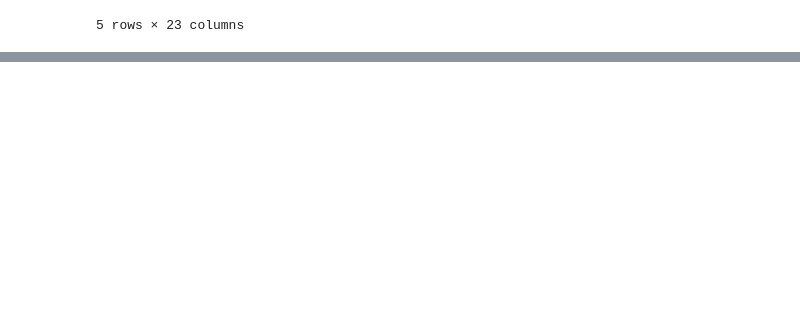
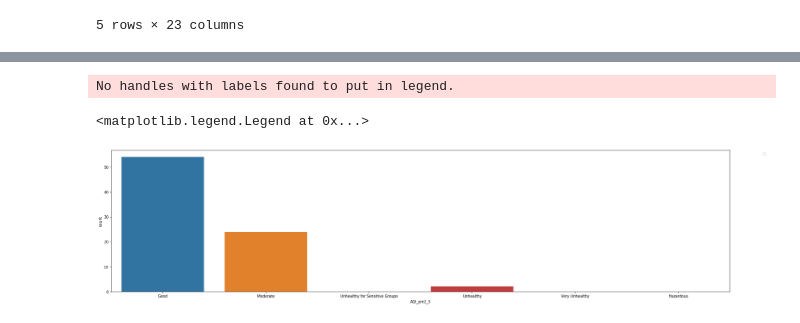
Before and after one commit to slc-data/2021-datathon, a Jupyter notebook: workbooks/caitlyn/explore_full_cosa.ipynb, the cells around one changed output, grey strips where cells are left out. Cells and saved outputs as stored; diff of their text form; code cells hidden in the pictures; blank space fills up the shorter version.

Commit message:
Explore All Daily Cosa

```diff
--- a/workbooks/caitlyn/explore_full_cosa.ipynb
+++ b/workbooks/caitlyn/explore_full_cosa.ipynb
@@ -22,3 +22,9 @@ cosa.head()
 | 2021-04-23 | 22.51 | 72.46 | 85.76 | 19.65 | 67.37 | 971.28 | 18.123563 | 19.209770 | ... |
 | 2021-04-24 | 24.97 | 76.97 | 50.29 | 10.99 | 51.78 | 974.48 | 3.804533 | 4.458924 | ... |
 5 rows × 23 columns
+# %%
+cosa['noise_alert'] = pd.cut(cosa.NoiseLevel_db,
+                            bins = [-1,46,66,81,101,4000],
+                            labels = ['Normal', 'Moderate',
+                                      'Loud', "Very Loud",
+                                      "Extremely Loud"])
@@ -24,0 +43,9 @@ cosa.head()
+# %%
+plt.figure(figsize=(30,7))
+sns.countplot(data=cosa, x='AQI_pm2_5')
+plt.legend(bbox_to_anchor=(1.05, 1.0), loc='upper left',
+           ncol=1,handleheight=2.4, labelspacing=0.05)
+# %% [output]
+No handles with labels found to put in legend.
+<matplotlib.legend.Legend at 0x...>
+[figure, added]
```
Also changed, not shown: parts of 10 cells of this notebook.
